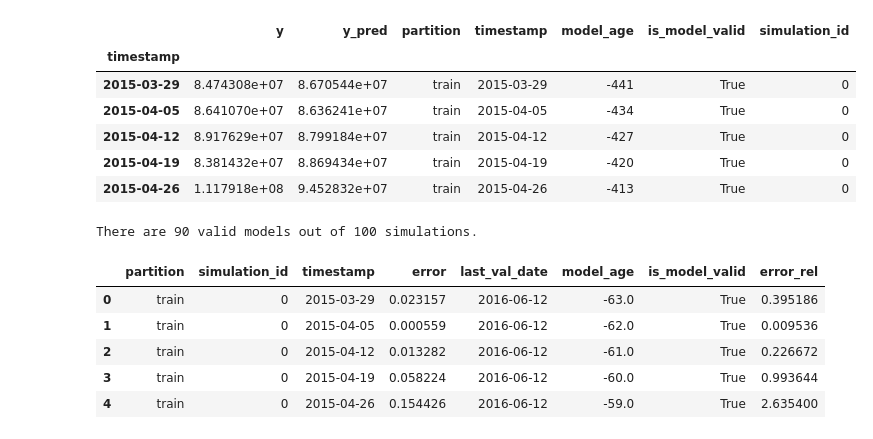
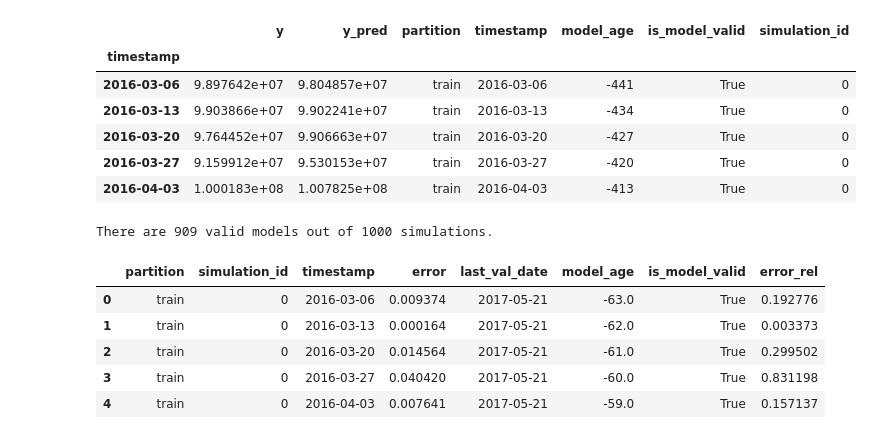
Before and after one commit to santiviquez/ageml, a Jupyter notebook: notebooks/avocado_process_aging_results.ipynb, the cells around one changed output. Cells and saved outputs as stored; diff of their text form; code cells hidden in the pictures.

```diff
--- a/notebooks/avocado_process_aging_results.ipynb
+++ b/notebooks/avocado_process_aging_results.ipynb
@@ -15,28 +10,29 @@ from tqdm import tqdm
 # %%
-n_simulations = 100
-errors_df = pd.read_parquet('../results/aging/avocados/aging_avocados_100_simulations_12_prod.parquet')
+n_simulations = 1000
+n_prod = 12
+errors_df = pd.read_parquet(f'../results/aging/avocados/aging_avocados_{n_simulations}_simulations_{n_prod}_prod.parquet')
 errors_df.head()
 # %% [output]
 |  | y | y_pred | partition | timestamp | model_age | is_model_valid | simulation_id |
 | timestamp |  |  |  |  |  |  |  |
-| 2015-03-29 | 8.474308e+07 | 8.670544e+07 | train | 2015-03-29 | -441 | True | 0 |
-| 2015-04-05 | 8.641070e+07 | 8.636241e+07 | train | 2015-04-05 | -434 | True | 0 |
-| 2015-04-12 | 8.917629e+07 | 8.799184e+07 | train | 2015-04-12 | -427 | True | 0 |
-| 2015-04-19 | 8.381432e+07 | 8.869434e+07 | train | 2015-04-19 | -420 | True | 0 |
-| 2015-04-26 | 1.117918e+08 | 9.452832e+07 | train | 2015-04-26 | -413 | True | 0 |
+| 2016-03-06 | 9.897642e+07 | 9.804857e+07 | train | 2016-03-06 | -441 | True | 0 |
+| 2016-03-13 | 9.903866e+07 | 9.902241e+07 | train | 2016-03-13 | -434 | True | 0 |
+| 2016-03-20 | 9.764452e+07 | 9.906663e+07 | train | 2016-03-20 | -427 | True | 0 |
+| 2016-03-27 | 9.159912e+07 | 9.530153e+07 | train | 2016-03-27 | -420 | True | 0 |
+| 2016-04-03 | 1.000183e+08 | 1.007825e+08 | train | 2016-04-03 | -413 | True | 0 |
 # %%
 n_valid_models = errors_df[['simulation_id', 'is_model_valid']].drop_duplicates()['is_model_valid'].sum()
 print(f"There are {n_valid_models} valid models out of {n_simulations} simulations.")
 # %% [output]
-There are 90 valid models out of 100 simulations.
+There are 909 valid models out of 1000 simulations.
 # %%
-d_errors_df = pd.read_parquet('../results/aging/avocados/aging_avocados_100_simulations_12_prod_daily.parquet')
-d_errors_df = d_errors_df[d_errors_df['is_model_valid'] == True]
+d_errors_df = pd.read_parquet(f'../results/aging/avocados/aging_avocados_{n_simulations}_simulations_{n_prod}_prod_W.parquet')
+# d_errors_df = d_errors_df[d_errors_df['is_model_valid'] == True]
 d_errors_df.head()
 # %% [output]
 |  | partition | simulation_id | timestamp | error | last_val_date | model_age | is_model_valid | error_rel |
-| 0 | train | 0 | 2015-03-29 | 0.023157 | 2016-06-12 | -63.0 | True | 0.395186 |
-| 1 | train | 0 | 2015-04-05 | 0.000559 | 2016-06-12 | -62.0 | True | 0.009536 |
-| 2 | train | 0 | 2015-04-12 | 0.013282 | 2016-06-12 | -61.0 | True | 0.226672 |
-| 3 | train | 0 | 2015-04-19 | 0.058224 | 2016-06-12 | -60.0 | True | 0.993644 |
-| 4 | train | 0 | 2015-04-26 | 0.154426 | 2016-06-12 | -59.0 | True | 2.635400 |
+| 0 | train | 0 | 2016-03-06 | 0.009374 | 2017-05-21 | -63.0 | True | 0.192776 |
+| 1 | train | 0 | 2016-03-13 | 0.000164 | 2017-05-21 | -62.0 | True | 0.003373 |
+| 2 | train | 0 | 2016-03-20 | 0.014564 | 2017-05-21 | -61.0 | True | 0.299502 |
+| 3 | train | 0 | 2016-03-27 | 0.040420 | 2017-05-21 | -60.0 | True | 0.831198 |
+| 4 | train | 0 | 2016-04-03 | 0.007641 | 2017-05-21 | -59.0 | True | 0.157137 |
```
Also changed, not shown: parts of 7 cells of this notebook, 1 other file.
